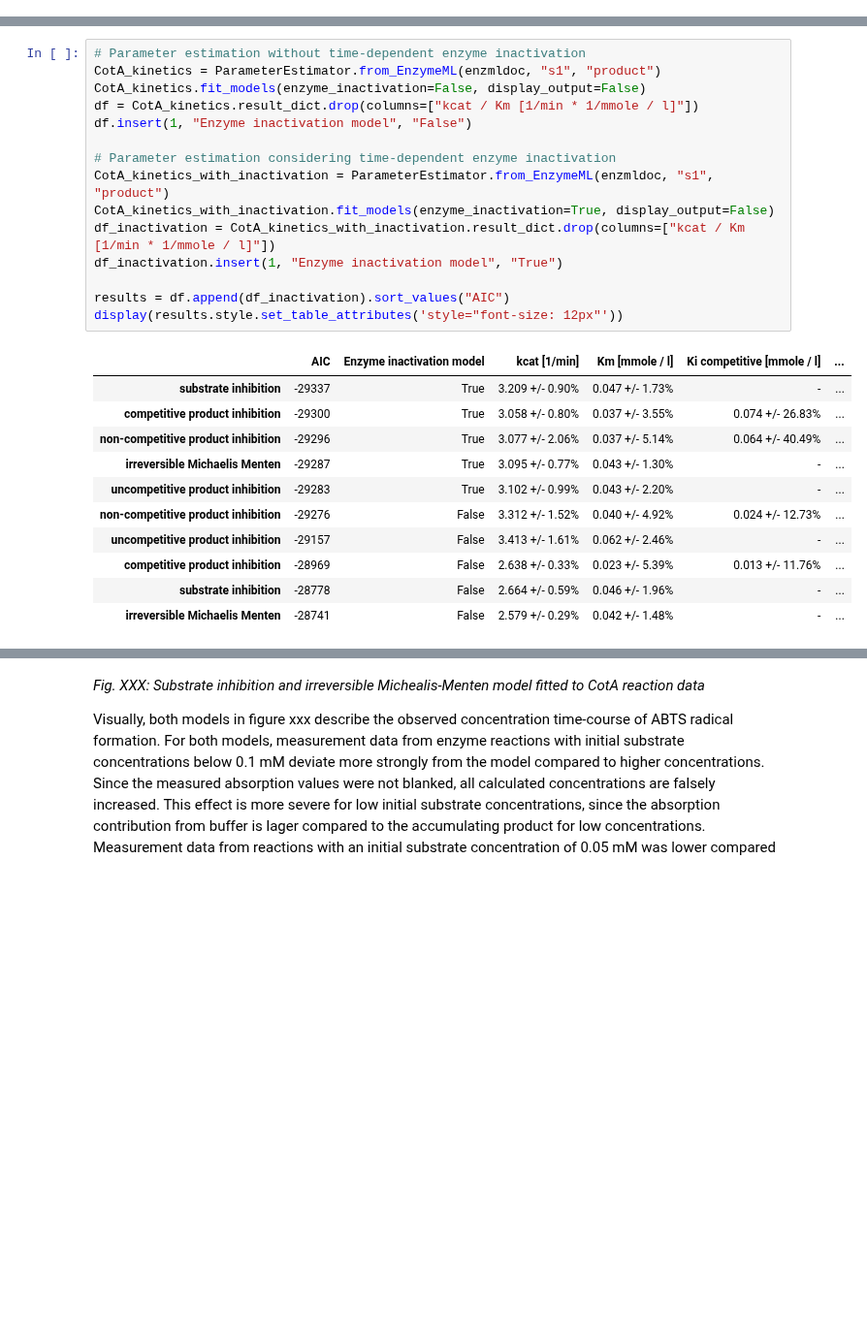
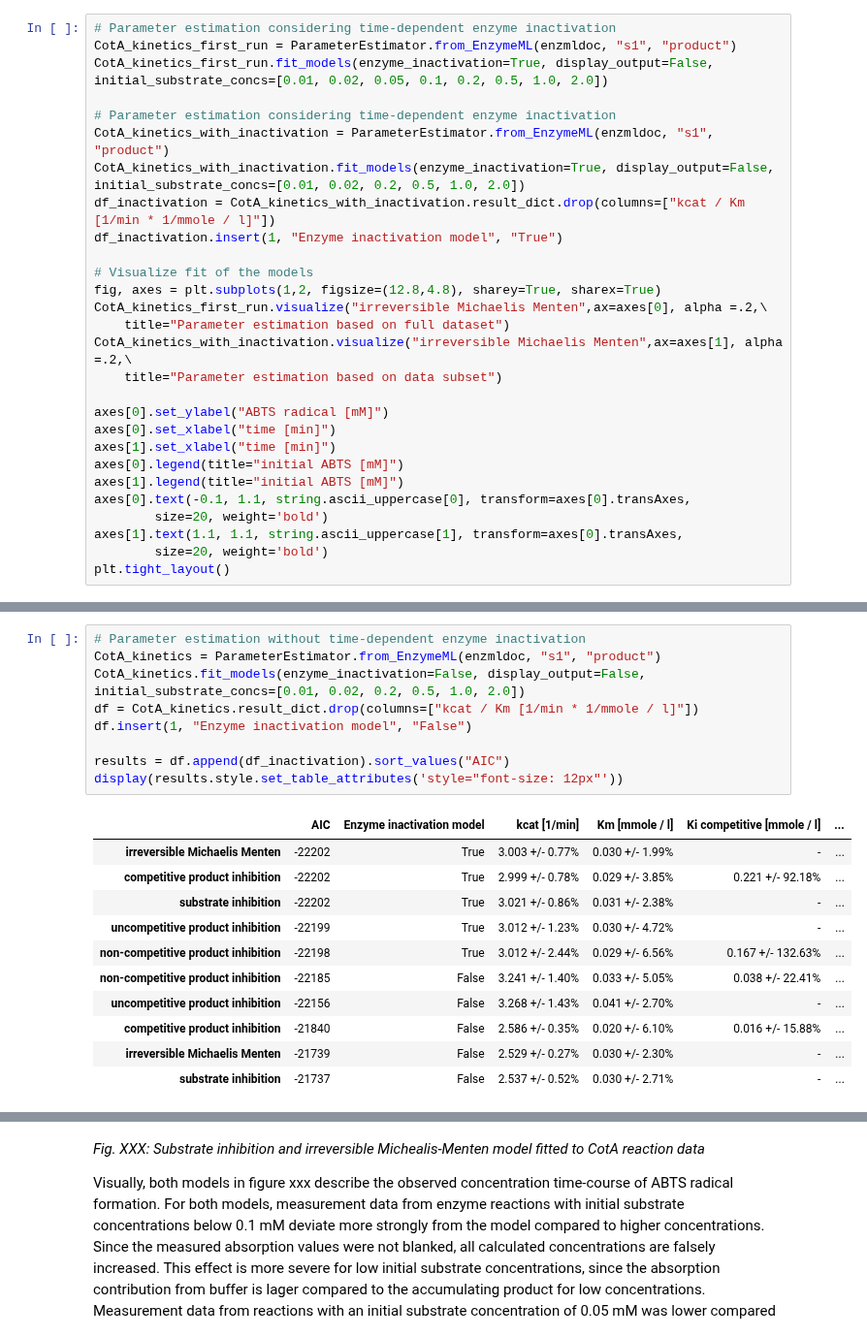
Before and after one commit to haeussma/masterthesis, a Jupyter notebook: _sources/scenarios/enzyme_inactivation.ipynb, the cells around one changed output, grey strips where cells are left out. Shown at 97% size. Saved outputs shown, nothing was run; the diff lists cells and outputs as text; blank space fills up the shorter version.

```diff
--- a/_sources/scenarios/enzyme_inactivation.ipynb
+++ b/_sources/scenarios/enzyme_inactivation.ipynb
@@ -225,0 +230,28 @@ Kinetic parameters were estimated for all models with and without considering en
+# %%
+# Parameter estimation considering time-dependent enzyme inactivation
+CotA_kinetics_first_run = ParameterEstimator.from_EnzymeML(enzmldoc, "s1", "product")
+CotA_kinetics_first_run.fit_models(enzyme_inactivation=True, display_output=False, initial_substrate_concs=[0.01, 0.02, 0.05, 0.1, 0.2, 0.5, 1.0, 2.0])
+
+# Parameter estimation considering time-dependent enzyme inactivation
+CotA_kinetics_with_inactivation = ParameterEstimator.from_EnzymeML(enzmldoc, "s1", "product")
+CotA_kinetics_with_inactivation.fit_models(enzyme_inactivation=True, display_output=False, initial_substrate_concs=[0.01, 0.02, 0.2, 0.5, 1.0, 2.0])
+df_inactivation = CotA_kinetics_with_inactivation.result_dict.drop(columns=["kcat / Km [1/min * 1/mmole / l]"])
+df_inactivation.insert(1, "Enzyme inactivation model", "True")
+
+# Visualize fit of the models
+fig, axes = plt.subplots(1,2, figsize=(12.8,4.8), sharey=True, sharex=True)
+CotA_kinetics_first_run.visualize("irreversible Michaelis Menten",ax=axes[0], alpha =.2,\
+    title="Parameter estimation based on full dataset")
+CotA_kinetics_with_inactivation.visualize("irreversible Michaelis Menten",ax=axes[1], alpha =.2,\
+    title="Parameter estimation based on data subset")
+
+axes[0].set_ylabel("ABTS radical [mM]")
+axes[0].set_xlabel("time [min]")
+axes[1].set_xlabel("time [min]")
+axes[0].legend(title="initial ABTS [mM]")
+axes[1].legend(title="initial ABTS [mM]")
+axes[0].text(-0.1, 1.1, string.ascii_uppercase[0], transform=axes[0].transAxes,
+        size=20, weight='bold')
+axes[1].text(1.1, 1.1, string.ascii_uppercase[1], transform=axes[0].transAxes,
+        size=20, weight='bold')
+plt.tight_layout()
@@ -226,29 +265,23 @@ Kinetic parameters were estimated for all models with and without considering en
 # %%
 # Parameter estimation without time-dependent enzyme inactivation
 CotA_kinetics = ParameterEstimator.from_EnzymeML(enzmldoc, "s1", "product")
-CotA_kinetics.fit_models(enzyme_inactivation=False, display_output=False)
+CotA_kinetics.fit_models(enzyme_inactivation=False, display_output=False, initial_substrate_concs=[0.01, 0.02, 0.2, 0.5, 1.0, 2.0])
 df = CotA_kinetics.result_dict.drop(columns=["kcat / Km [1/min * 1/mmole / l]"])
 df.insert(1, "Enzyme inactivation model", "False")
 
-# Parameter estimation considering time-dependent enzyme inactivation
-CotA_kinetics_with_inactivation = ParameterEstimator.from_EnzymeML(enzmldoc, "s1", "product")
-CotA_kinetics_with_inactivation.fit_models(enzyme_inactivation=True, display_output=False)
-df_inactivation = CotA_kinetics_with_inactivation.result_dict.drop(columns=["kcat / Km [1/min * 1/mmole / l]"])
-df_inactivation.insert(1, "Enzyme inactivation model", "True")
-
 results = df.append(df_inactivation).sort_values("AIC")
 display(results.style.set_table_attributes('style="font-size: 12px"'))
 # %% [output]
 |  | AIC | Enzyme inactivation model | kcat [1/min] | Km [mmole / l] | Ki competitive [mmole / l] | ... |
-| substrate inhibition | -29337 | True | 3.209 +/- 0.90% | 0.047 +/- 1.73% | - | ... |
-| competitive product inhibition | -29300 | True | 3.058 +/- 0.80% | 0.037 +/- 3.55% | 0.074 +/- 26.83% | ... |
-| non-competitive product inhibition | -29296 | True | 3.077 +/- 2.06% | 0.037 +/- 5.14% | 0.064 +/- 40.49% | ... |
-| irreversible Michaelis Menten | -29287 | True | 3.095 +/- 0.77% | 0.043 +/- 1.30% | - | ... |
-| uncompetitive product inhibition | -29283 | True | 3.102 +/- 0.99% | 0.043 +/- 2.20% | - | ... |
-| non-competitive product inhibition | -29276 | False | 3.312 +/- 1.52% | 0.040 +/- 4.92% | 0.024 +/- 12.73% | ... |
-| uncompetitive product inhibition | -29157 | False | 3.413 +/- 1.61% | 0.062 +/- 2.46% | - | ... |
-| competitive product inhibition | -28969 | False | 2.638 +/- 0.33% | 0.023 +/- 5.39% | 0.013 +/- 11.76% | ... |
-| substrate inhibition | -28778 | False | 2.664 +/- 0.59% | 0.046 +/- 1.96% | - | ... |
-| irreversible Michaelis Menten | -28741 | False | 2.579 +/- 0.29% | 0.042 +/- 1.48% | - | ... |
+| irreversible Michaelis Menten | -22202 | True | 3.003 +/- 0.77% | 0.030 +/- 1.99% | - | ... |
+| competitive product inhibition | -22202 | True | 2.999 +/- 0.78% | 0.029 +/- 3.85% | 0.221 +/- 92.18% | ... |
+| substrate inhibition | -22202 | True | 3.021 +/- 0.86% | 0.031 +/- 2.38% | - | ... |
+| uncompetitive product inhibition | -22199 | True | 3.012 +/- 1.23% | 0.030 +/- 4.72% | - | ... |
+| non-competitive product inhibition | -22198 | True | 3.012 +/- 2.44% | 0.029 +/- 6.56% | 0.167 +/- 132.63% | ... |
+| non-competitive product inhibition | -22185 | False | 3.241 +/- 1.40% | 0.033 +/- 5.05% | 0.038 +/- 22.41% | ... |
+| uncompetitive product inhibition | -22156 | False | 3.268 +/- 1.43% | 0.041 +/- 2.70% | - | ... |
+| competitive product inhibition | -21840 | False | 2.586 +/- 0.35% | 0.020 +/- 6.10% | 0.016 +/- 15.88% | ... |
+| irreversible Michaelis Menten | -21739 | False | 2.529 +/- 0.27% | 0.030 +/- 2.30% | - | ... |
+| substrate inhibition | -21737 | False | 2.537 +/- 0.52% | 0.030 +/- 2.71% | - | ... |
 # %% [markdown]
 Kinetic parameters were estimated with and without considering time-dependent enzyme inactivation.
```
Also changed, not shown: parts of 15 cells of this notebook, 16 other files.
